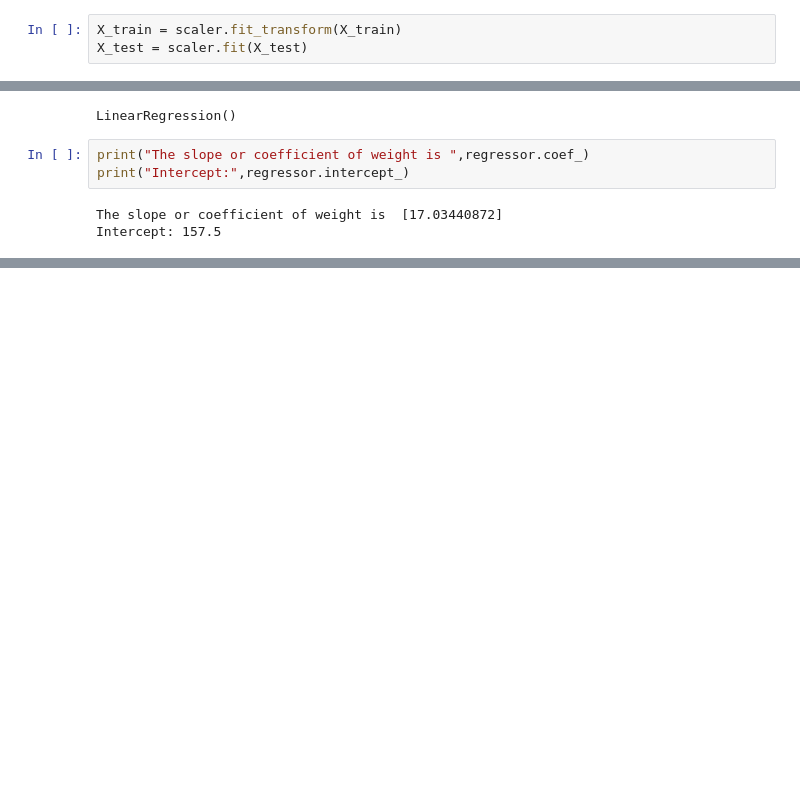
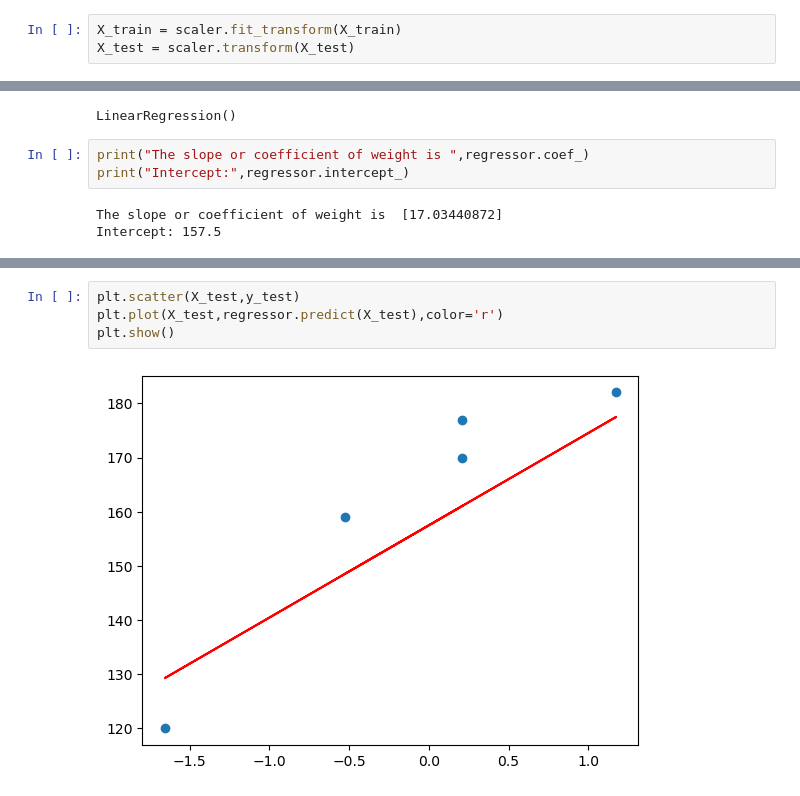
Before and after one commit to ganeshbgunjal/Projects, a Jupyter notebook: 1 Simple Linear Regression/1 Simple Linear Regression.ipynb, the cells around one changed output, grey strips where cells are left out. Cells and saved outputs as stored; diff of their text form; blank space fills up the shorter version.

```diff
--- a/1 Simple Linear Regression/1 Simple Linear Regression.ipynb
+++ b/1 Simple Linear Regression/1 Simple Linear Regression.ipynb
@@ -117,7 +117,7 @@ from sklearn.preprocessing import StandardScaler
 scaler = StandardScaler()
 # %%
 X_train = scaler.fit_transform(X_train)
-X_test = scaler.fit(X_test)
+X_test = scaler.transform(X_test)
 # %% [markdown]
 Here fit will calculate mean and standard deviation and transform will apply z score on each value of X_train.
 and in test data we do only transform. because we dont use mean and standard devation calculated in fit transform for test data. reason is our model should not know anything about the test data. it should have information only about train data.
@@ -150,0 +164,6 @@ plt.show()
+# %%
+plt.scatter(X_test,y_test)
+plt.plot(X_test,regressor.predict(X_test),color='r')
+plt.show()
+# %% [output]
+[figure, added]
```
Also changed, not shown: parts of 7 cells of this notebook.
